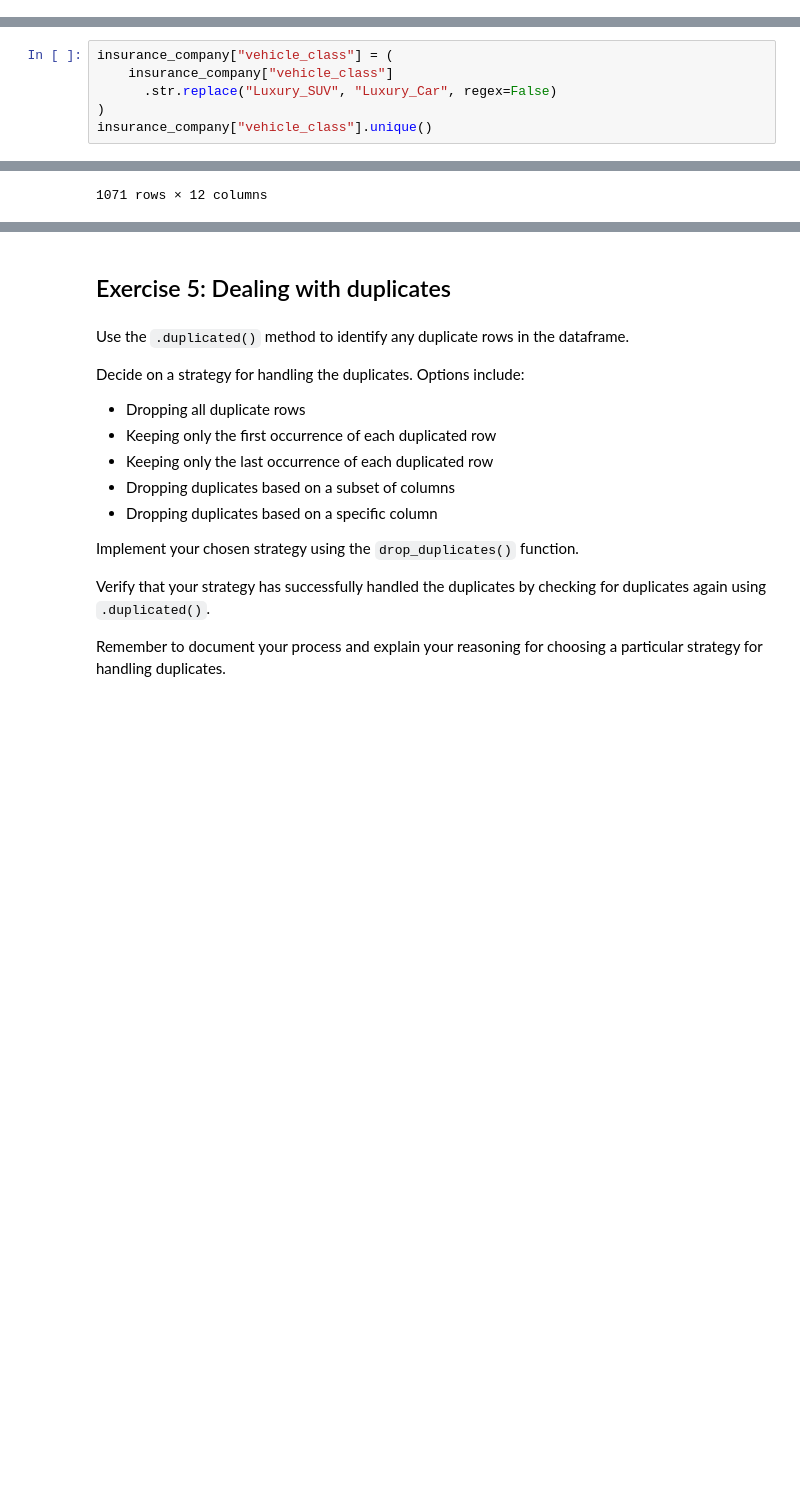
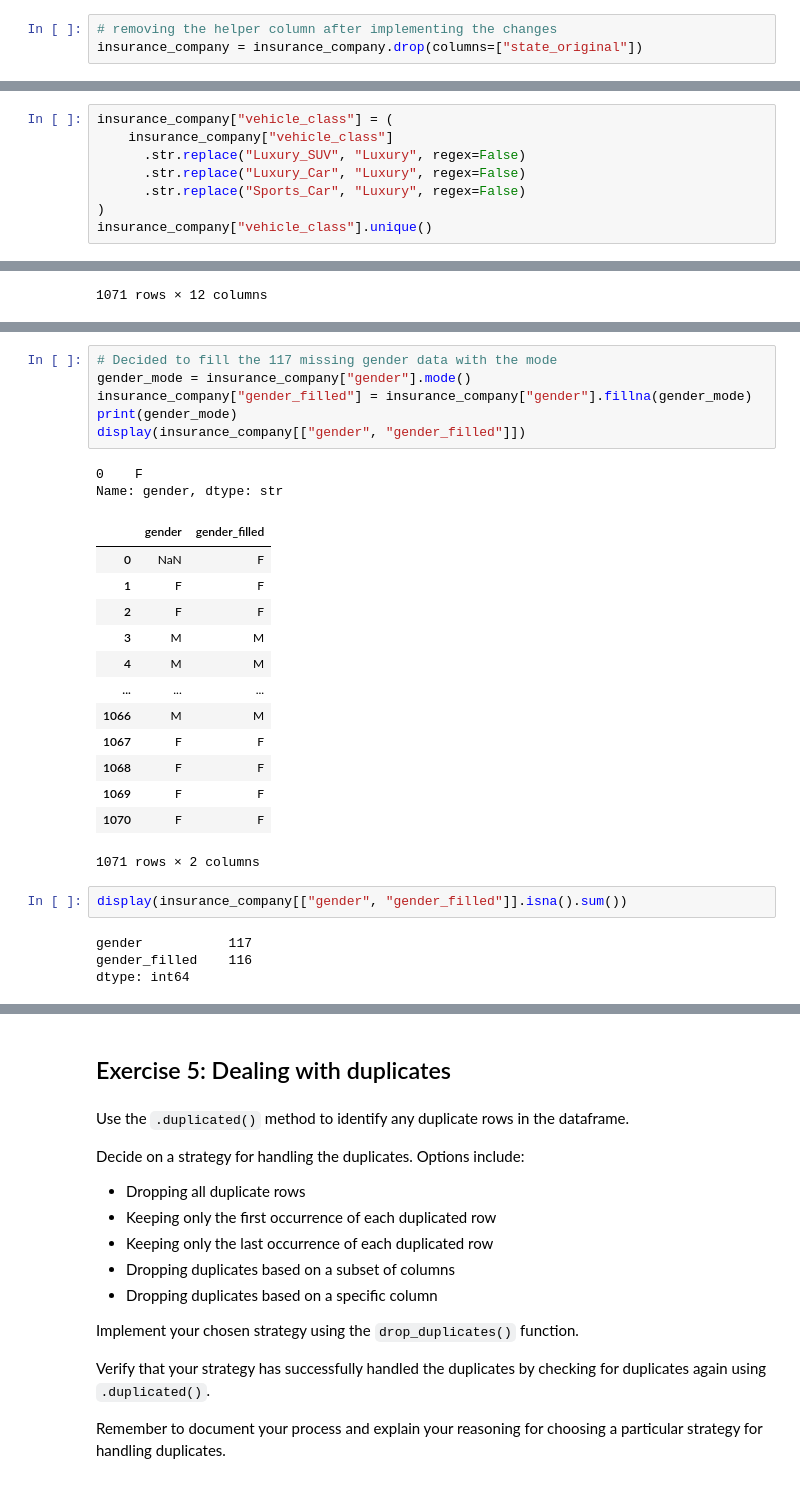
Before and after one commit to sandraicgoncalves-cyber/lab-dw-data-cleaning-and-formatting, a Jupyter notebook: lab-dw-data-cleaning-and-formatting.ipynb, the cells around one changed output, grey strips where cells are left out. Cells and saved outputs as stored; diff of their text form; blank space fills up the shorter version.

```diff
--- a/lab-dw-data-cleaning-and-formatting.ipynb
+++ b/lab-dw-data-cleaning-and-formatting.ipynb
@@ -159,6 +159,9 @@ insurance_company.head(20)
 | 17 | OE15005 | California | NaN | College | 394524.16% | 28855.0 | 101.0 | ... |
 | 18 | WC83389 | Oregon | NaN | College | 571033.31% | 51148.0 | 72.0 | ... |
 | 19 | FL50705 | California | NaN | High School or Below | 816261.71% | 66140.0 | 101.0 | ... |
+# %%
+# removing the helper column after implementing the changes
+insurance_company = insurance_company.drop(columns=["state_original"])
 # %%
 #inspecting the column
 insurance_company["education"].unique()
@@ -230,7 +233,9 @@ Length: 7, dtype: str
 # %%
 insurance_company["vehicle_class"] = (
     insurance_company["vehicle_class"]
-      .str.replace("Luxury_SUV", "Luxury_Car", regex=False)
+      .str.replace("Luxury_SUV", "Luxury", regex=False)
+      .str.replace("Luxury_Car", "Luxury", regex=False)
+      .str.replace("Sports_Car", "Luxury", regex=False)
 )
 insurance_company["vehicle_class"].unique()
 # %% [output]
@@ -397,0 +419,28 @@ display(insurance_company)
+# %%
+# Decided to fill the 117 missing gender data with the mode
+gender_mode = insurance_company["gender"].mode()
+insurance_company["gender_filled"] = insurance_company["gender"].fillna(gender_mode)
+print(gender_mode)
+display(insurance_company[["gender", "gender_filled"]])
+# %% [output]
+0    F
+Name: gender, dtype: str
+|  | gender | gender_filled |
+| 0 | NaN | F |
+| 1 | F | F |
+| 2 | F | F |
+| 3 | M | M |
+| 4 | M | M |
+| ... | ... | ... |
+| 1066 | M | M |
+| 1067 | F | F |
+| 1068 | F | F |
+| 1069 | F | F |
+| 1070 | F | F |
+1071 rows × 2 columns
+# %%
+display(insurance_company[["gender", "gender_filled"]].isna().sum())
+# %% [output]
+gender           117
+gender_filled    116
+dtype: int64
```
Also changed, not shown: parts of 25 cells of this notebook, 2 other files.
